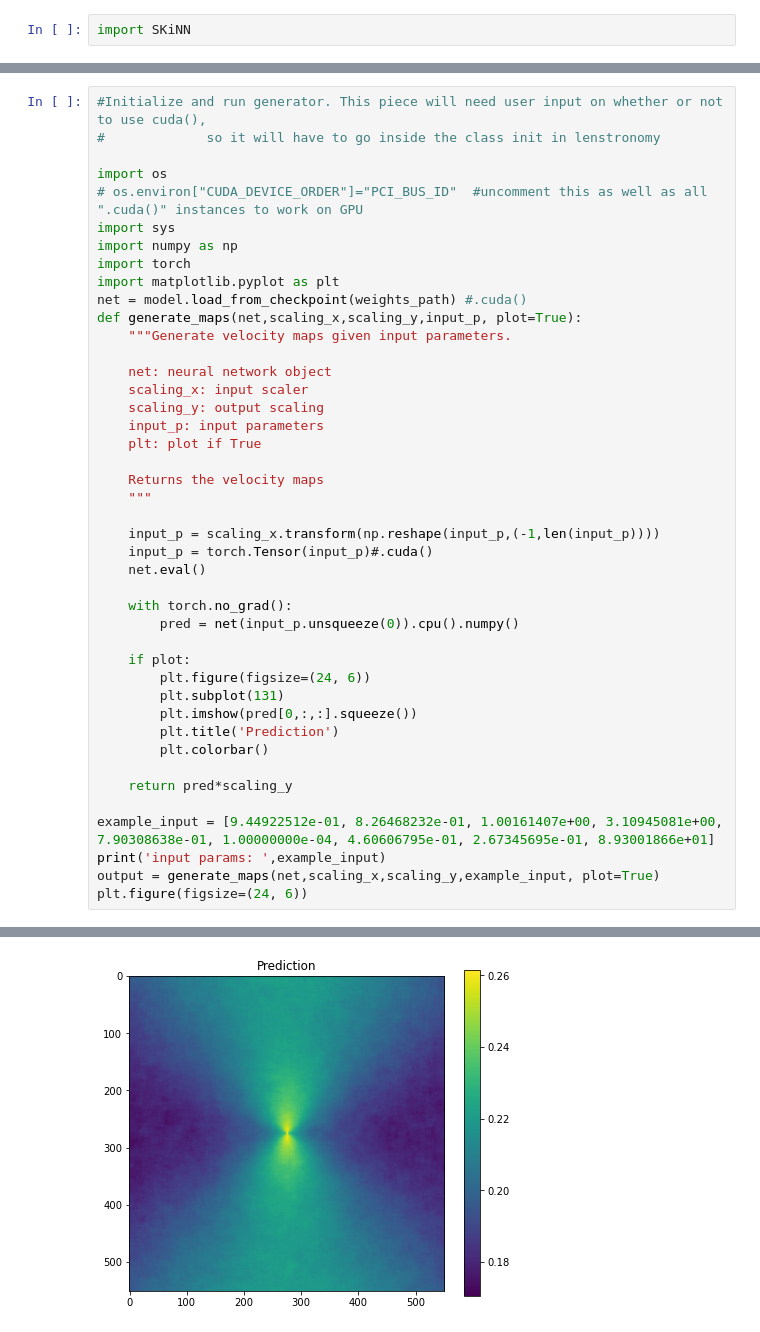
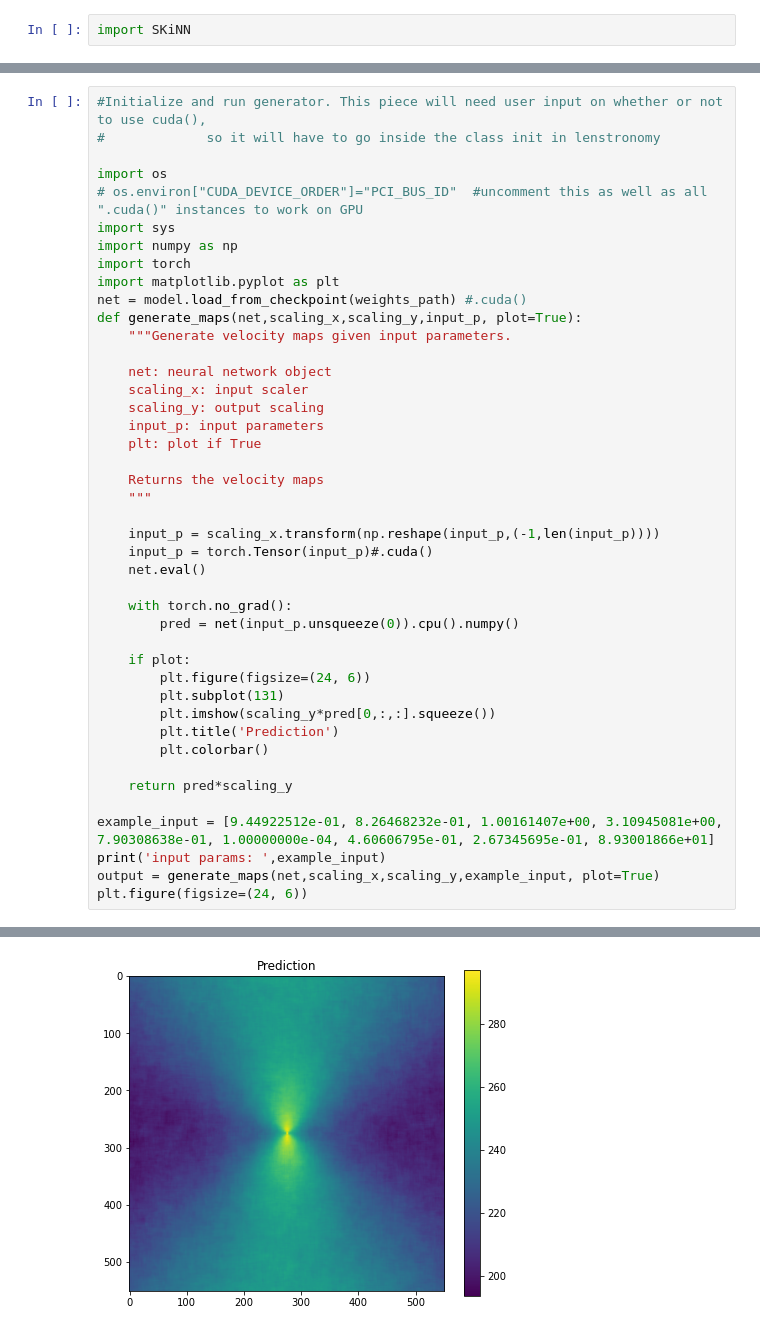
Before and after one commit to mattgomer/SKiNN, a Jupyter notebook: notebooks/SKiNN_package_example.ipynb, the cells around one changed output, grey strips where cells are left out. Cells and saved outputs as stored; diff of their text form.

Commit message:
included scaler_y in plot

```diff
--- a/notebooks/SKiNN_package_example.ipynb
+++ b/notebooks/SKiNN_package_example.ipynb
@@ -28,33 +30,33 @@ def generate_maps(net,scaling_x,scaling_y,input_p, plot=True):
     scaling_x: input scaler
     scaling_y: output scaling
     input_p: input parameters
     plt: plot if True
 
     Returns the velocity maps
     """
 
     input_p = scaling_x.transform(np.reshape(input_p,(-1,len(input_p))))
     input_p = torch.Tensor(input_p)#.cuda()
     net.eval()
 
     with torch.no_grad():
         pred = net(input_p.unsqueeze(0)).cpu().numpy()
 
     if plot:
         plt.figure(figsize=(24, 6))
         plt.subplot(131)
-        plt.imshow(pred[0,:,:].squeeze())
+        plt.imshow(scaling_y*pred[0,:,:].squeeze())
         plt.title('Prediction')
         plt.colorbar()
 
     return pred*scaling_y
 
 example_input = [9.44922512e-01, 8.26468232e-01, 1.00161407e+00, 3.10945081e+00, 7.90308638e-01, 1.00000000e-04, 4.60606795e-01, 2.67345695e-01, 8.93001866e+01]
 print('input params: ',example_input)
 output = generate_maps(net,scaling_x,scaling_y,example_input, plot=True)
 plt.figure(figsize=(24, 6))
 # %% [output]
 input params:  [0.944922512, 0.826468232, 1.00161407, 3.10945081, 0.790308638, 0.0001, 0.460606795, 0.267345695, 89.3001866]
 <Figure size 1728x432 with 0 Axes>
-[figure, old version]
+[figure, new version]
 <Figure size 1728x432 with 0 Axes>
```
Also changed, not shown: parts of 1 cell of this notebook, 5 other files.
